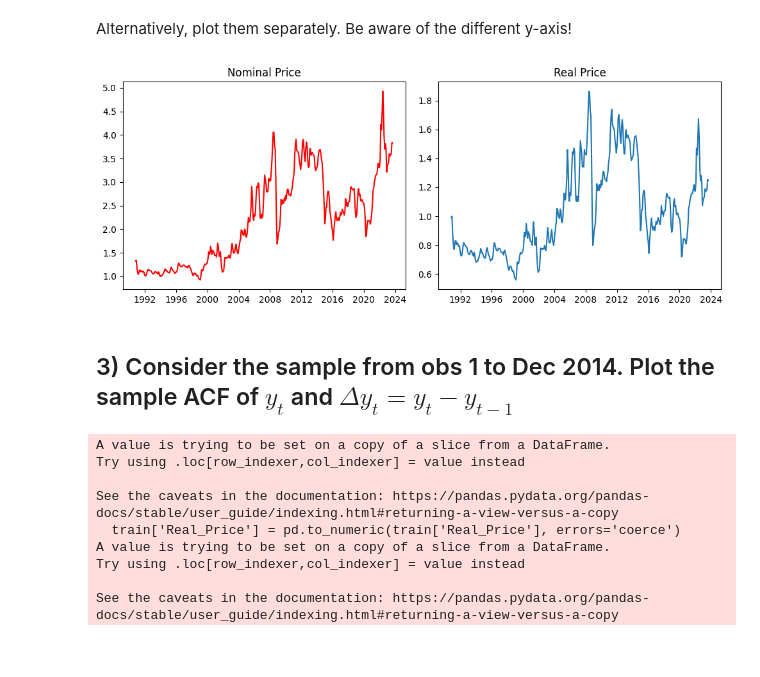
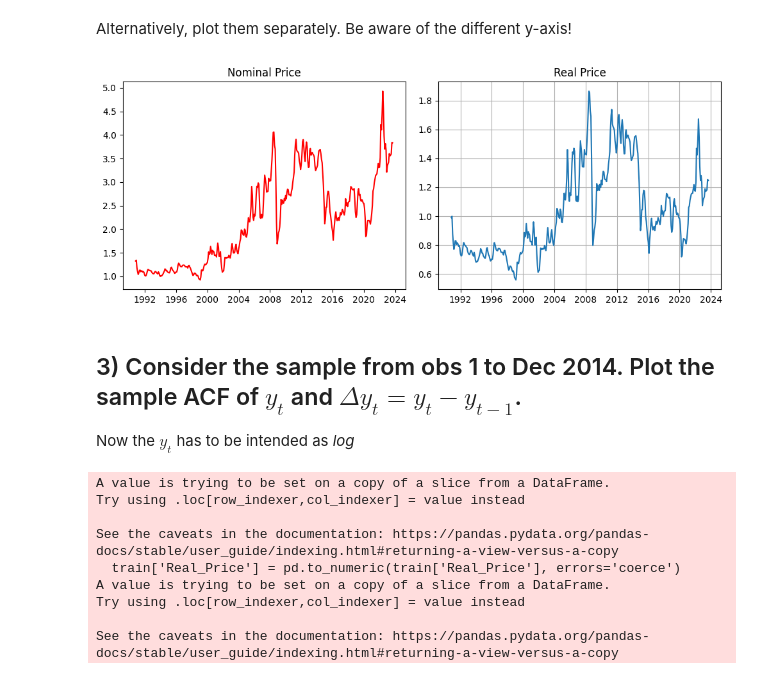
Before and after one commit to giordanovitale/Time-Series-Assignments, a Jupyter notebook: Assignment 3/Assignment3.ipynb, the cells around one changed output. Cells and saved outputs as stored; diff of their text form; code cells hidden in the pictures; blank space fills up the shorter version.

```diff
--- a/Assignment 3/Assignment3.ipynb
+++ b/Assignment 3/Assignment3.ipynb
@@ -74,17 +73,20 @@ Alternatively, plot them separately. Be aware of the different y-axis!
 # %%
 fig, ax = plt.subplots(ncols=2, nrows=1, figsize=(10,4))
 ax[0].plot(gasoline['Time'], gasoline['Nominal_Price'], color='red')
 ax[0].set_title('Nominal Price')
+plt.grid()
 
 ax[1].plot(gasoline['Time'], gasoline['Real_Price'])
 ax[1].set_title('Real Price')
 
 plt.tight_layout()
 plt.show()
 # %% [output]
-[figure, old version]
+[figure, new version]
 # %% [markdown]
-## 3) Consider the sample from obs 1 to Dec 2014. Plot the sample ACF of $y_{t}$ and $\Delta{y_t} = y_{t} - y_{t-1}$
+## 3) Consider the sample from obs 1 to Dec 2014. Plot the sample ACF of $y_{t}$ and $\Delta{y_t} = y_{t} - y_{t-1}$.
+
+Now the $y_{t}$ has to be intended as _log_
 # %%
 # filter the data as requested
 train = gasoline.query(" Time <= '2014-12-01' ")
```
Also changed, not shown: parts of 21 cells of this notebook, 1 other file.
